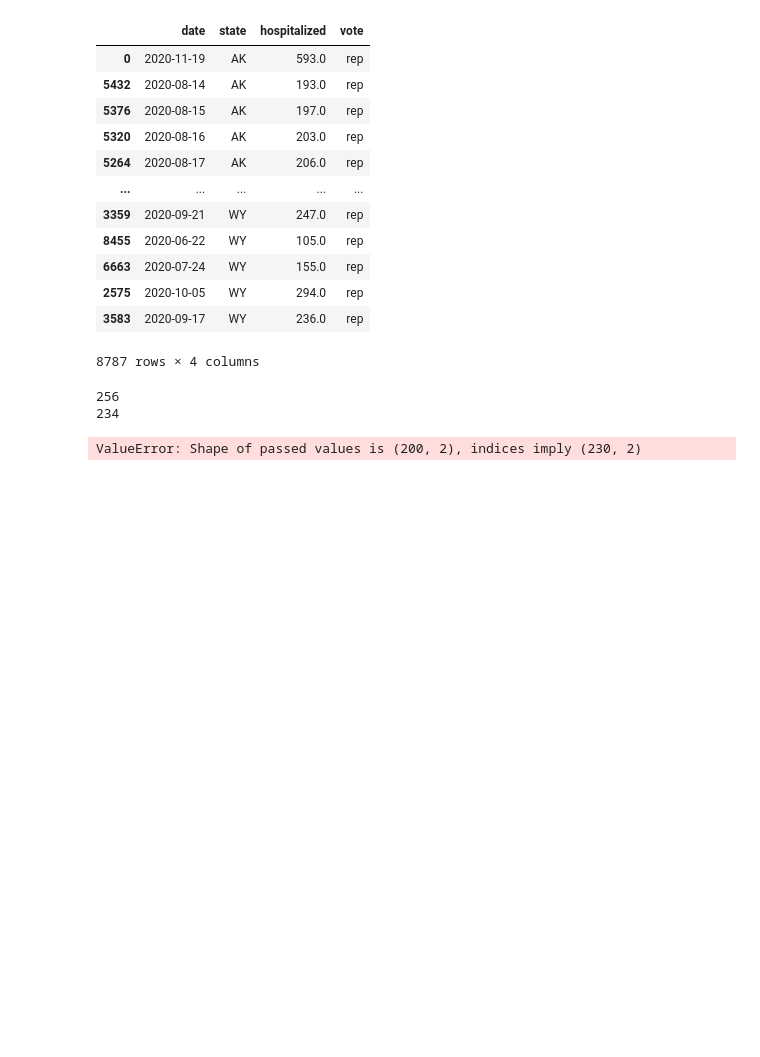
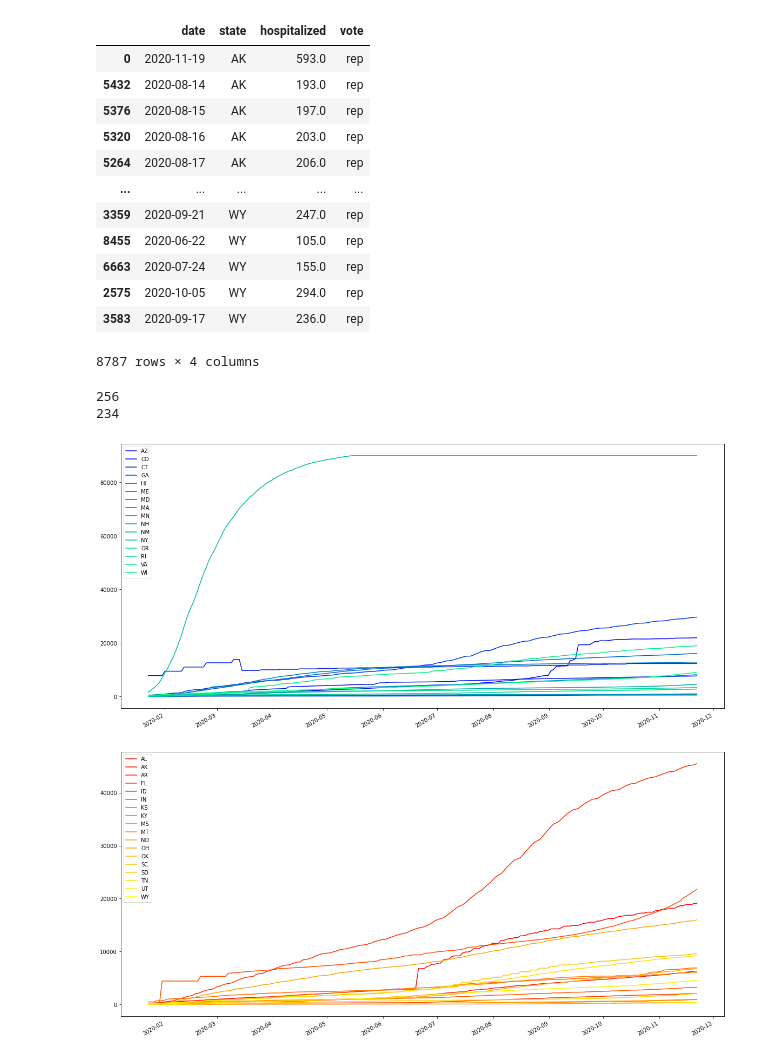
Before and after one commit to RicardoValdovinos/PolitiCovid19, a Jupyter notebook: main.ipynb, the cells around one changed output. Saved outputs shown, nothing was run; the diff lists cells and outputs as text; code cells hidden in the pictures; blank space fills up the shorter version.

```diff
--- a/main.ipynb
+++ b/main.ipynb
@@ -313,11 +313,26 @@ print(len(viral_time_df[viral_time_df['state'] == 'WI']))
 df_list = []
 for i, k in enumerate(us_state_abbrev):
     df_list.append(viral_time_df[viral_time_df['state'] == us_state_abbrev[k]].sort_values('date'))
-
-df = pd.DataFrame({
-   '1': df_list[0]['hospitalized'].to_list()[:200],
-   '2': df_list[1]['hospitalized'].to_list()[:200],
-}, index=df_list[0]['date'])
-lines = df.plot.line()
-# %% [output]
-ValueError: Shape of passed values is (200, 2), indices imply (230, 2)
+# %%
+def generate_state_dict(vote):
+    states_dict = {}
+    counter = 0
+    for temp_df in df_list:
+        if not temp_df['state'].empty and len(temp_df['hospitalized'].to_list()) >= 200:
+            if temp_df['vote'].iloc[0] == vote:
+                states_dict[temp_df['state'].iloc[0]] = temp_df['hospitalized'].to_list()[:200]
+                counter += 1
+    return states_dict
+# %%
+def generate_line_plot(vote):
+    datelist = pd.date_range(start=datetime(2020,1,23), end=datetime.today(), periods=200).tolist()
+    states_dict = generate_state_dict(vote)
+    df = pd.DataFrame(states_dict, index=datelist)
+    cmap = cm.get_cmap('winter') if vote == 'dem' else cm.get_cmap('autumn')
+    lines = df.plot.line(figsize=(20, 10), cmap=cmap)
+
+generate_line_plot('dem')
+generate_line_plot('rep')
+# %% [output]
+[figure, added]
+[figure, added]
```
Also changed, not shown: parts of 3 cells of this notebook.
